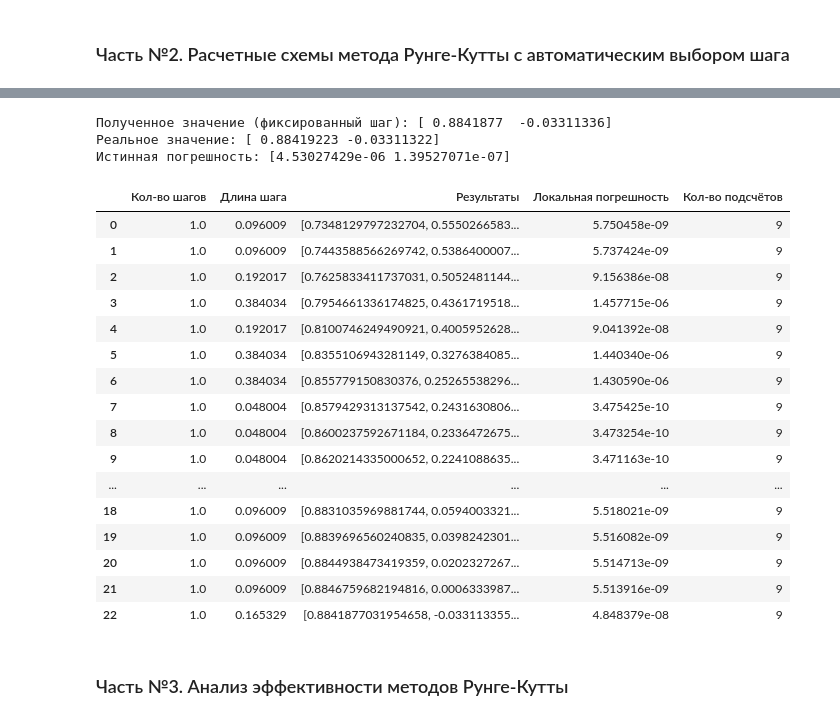
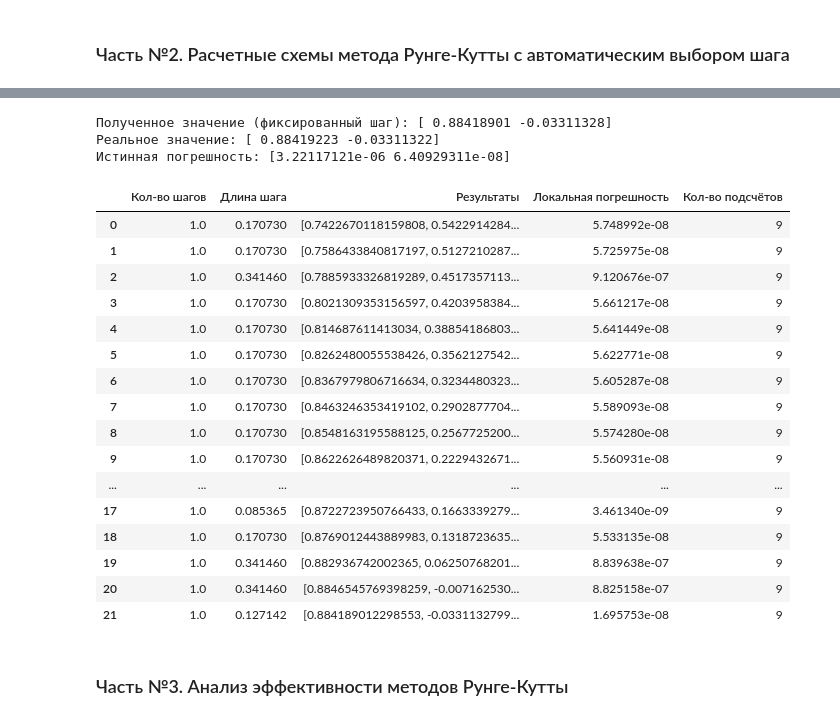
Before and after one commit to NRina4/Numerical-Methods, a Jupyter notebook: Тема №8/task8.ipynb, the cells around one changed output, grey strips where cells are left out. Saved outputs shown, nothing was run; the diff lists cells and outputs as text; code cells hidden in the pictures.

```diff
--- a/Тема №8/task8.ipynb
+++ b/Тема №8/task8.ipynb
@@ -25,9 +25,9 @@ params = Parameters(
     ksi=1 / 9,
     A=2 / 11,
     B=3 / 13,
-    eps=1e-4,
+    eps=1e-10,
     p=1e-5,
-    rtol=1e-6,
+    rtol=1e-6, # погрешность для подбора первого шага
     pi=np.pi,
     c2=c2,
     a21=a21,
@@ -73,6 +73,7 @@ s_2 = 2
 s_3 = 3
 # %%
 # Явный метод Рунге-Кутты 2-го порядка (ЯМРК 2)
+params.rtol = params.eps
 fix_step_values_2, fix_step_full_errors_2, fix_step_steps_2, fix_step_calc_count_2 = fix_step(x0, x1, y0, s_2, params)
 fix_step_count_2 = np.ceil((x1 - x0) / fix_step_steps_2)
 
@@ -98,5 +101,6 @@ display(df_fix_2)
 # %%
 # Явный метод Рунге-Кутты 3-го порядка (ЯМРК 3)
+params.rtol = params.eps
 fix_step_values_3, fix_step_full_errors_3, fix_step_steps_3, fix_step_calc_count_3 = fix_step(x0, x1, y0, s_3, params)
 fix_step_count_3 = np.ceil((x1 - x0) / fix_step_steps_3)
 
@@ -121,6 +127,7 @@ display(df_fix_3)
 # %% [markdown]
 ### Часть №2. Расчетные схемы метода Рунге-Кутты с автоматическим выбором шага
 # %%
+params.rtol = params.p
 auto_step_values_2, auto_step_local_errors_2, auto_step_steps_2, auto_step_calc_count_2 = auto_step(x0, x1, y0, s_2, params)
 
 df_auto_2 = pd.DataFrame({
@@ -159,39 +166,40 @@ display(df_auto_2)
 # %%
+params.rtol = params.p
 auto_step_values_3, auto_step_local_errors_3, auto_step_steps_3, auto_step_calc_count_3 = auto_step(x0, x1, y0, s_3, params)
 
 df_auto_3 = pd.DataFrame({
     "Кол-во шагов": np.ones(len(auto_step_steps_3)),
     "Длина шага": auto_step_steps_3,
     "Результаты": auto_step_values_3.tolist(),
     "Локальная погрешность": auto_step_local_errors_3,
     "Кол-во подсчётов": auto_step_calc_count_3,
 })
 
 print(f"Полученное значение (фиксированный шаг): {auto_step_values_3[-1]}")
 print(f"Реальное значение: {y_true}")
 print(f'Истинная погрешность: {y_true - auto_step_values_3[-1]}\n')
 display(df_auto_3)
 # %% [output]
-Полученное значение (фиксированный шаг): [ 0.8841877  -0.03311336]
+Полученное значение (фиксированный шаг): [ 0.88418901 -0.03311328]
 Реальное значение: [ 0.88419223 -0.03311322]
-Истинная погрешность: [4.53027429e-06 1.39527071e-07]
+Истинная погрешность: [3.22117121e-06 6.40929311e-08]
 |  | Кол-во шагов | Длина шага | Результаты | Локальная погрешность | Кол-во подсчётов |
-| 0 | 1.0 | 0.096009 | [0.7348129797232704, 0.5550266583... | 5.750458e-09 | 9 |
-| 1 | 1.0 | 0.096009 | [0.7443588566269742, 0.5386400007... | 5.737424e-09 | 9 |
-| 2 | 1.0 | 0.192017 | [0.7625833411737031, 0.5052481144... | 9.156386e-08 | 9 |
-| 3 | 1.0 | 0.384034 | [0.7954661336174825, 0.4361719518... | 1.457715e-06 | 9 |
-| 4 | 1.0 | 0.192017 | [0.8100746249490921, 0.4005952628... | 9.041392e-08 | 9 |
-| 5 | 1.0 | 0.384034 | [0.8355106943281149, 0.3276384085... | 1.440340e-06 | 9 |
-| 6 | 1.0 | 0.384034 | [0.855779150830376, 0.25265538296... | 1.430590e-06 | 9 |
-| 7 | 1.0 | 0.048004 | [0.8579429313137542, 0.2431630806... | 3.475425e-10 | 9 |
-| 8 | 1.0 | 0.048004 | [0.8600237592671184, 0.2336472675... | 3.473254e-10 | 9 |
-| 9 | 1.0 | 0.048004 | [0.8620214335000652, 0.2241088635... | 3.471163e-10 | 9 |
+| 0 | 1.0 | 0.170730 | [0.7422670118159808, 0.5422914284... | 5.748992e-08 | 9 |
+| 1 | 1.0 | 0.170730 | [0.7586433840817197, 0.5127210287... | 5.725975e-08 | 9 |
+| 2 | 1.0 | 0.341460 | [0.7885933326819289, 0.4517357113... | 9.120676e-07 | 9 |
+| 3 | 1.0 | 0.170730 | [0.8021309353156597, 0.4203958384... | 5.661217e-08 | 9 |
+| 4 | 1.0 | 0.170730 | [0.814687611413034, 0.38854186803... | 5.641449e-08 | 9 |
+| 5 | 1.0 | 0.170730 | [0.8262480055538426, 0.3562127542... | 5.622771e-08 | 9 |
+| 6 | 1.0 | 0.170730 | [0.8367979806716634, 0.3234480323... | 5.605287e-08 | 9 |
+| 7 | 1.0 | 0.170730 | [0.8463246353419102, 0.2902877704... | 5.589093e-08 | 9 |
+| 8 | 1.0 | 0.170730 | [0.8548163195588125, 0.2567725200... | 5.574280e-08 | 9 |
+| 9 | 1.0 | 0.170730 | [0.8622626489820371, 0.2229432671... | 5.560931e-08 | 9 |
 | ... | ... | ... | ... | ... | ... |
-| 18 | 1.0 | 0.096009 | [0.8831035969881744, 0.0594003321... | 5.518021e-09 | 9 |
-| 19 | 1.0 | 0.096009 | [0.8839696560240835, 0.0398242301... | 5.516082e-09 | 9 |
-| 20 | 1.0 | 0.096009 | [0.8844938473419359, 0.0202327267... | 5.514713e-09 | 9 |
-| 21 | 1.0 | 0.096009 | [0.8846759682194816, 0.0006333987... | 5.513916e-09 | 9 |
-| 22 | 1.0 | 0.165329 | [0.8841877031954658, -0.033113355... | 4.848379e-08 | 9 |
+| 17 | 1.0 | 0.085365 | [0.8722723950766433, 0.1663339279... | 3.461340e-09 | 9 |
+| 18 | 1.0 | 0.170730 | [0.8769012443889983, 0.1318723635... | 5.533135e-08 | 9 |
+| 19 | 1.0 | 0.341460 | [0.882936742002365, 0.06250768201... | 8.839638e-07 | 9 |
+| 20 | 1.0 | 0.341460 | [0.8846545769398259, -0.007162530... | 8.825158e-07 | 9 |
+| 21 | 1.0 | 0.127142 | [0.884189012298553, -0.0331132799... | 1.695753e-08 | 9 |
 # %% [markdown]
 ### Часть №3. Анализ эффективности методов Рунге-Кутты
 # %%
```
Also changed, not shown: parts of 7 cells of this notebook, 2 other files.
